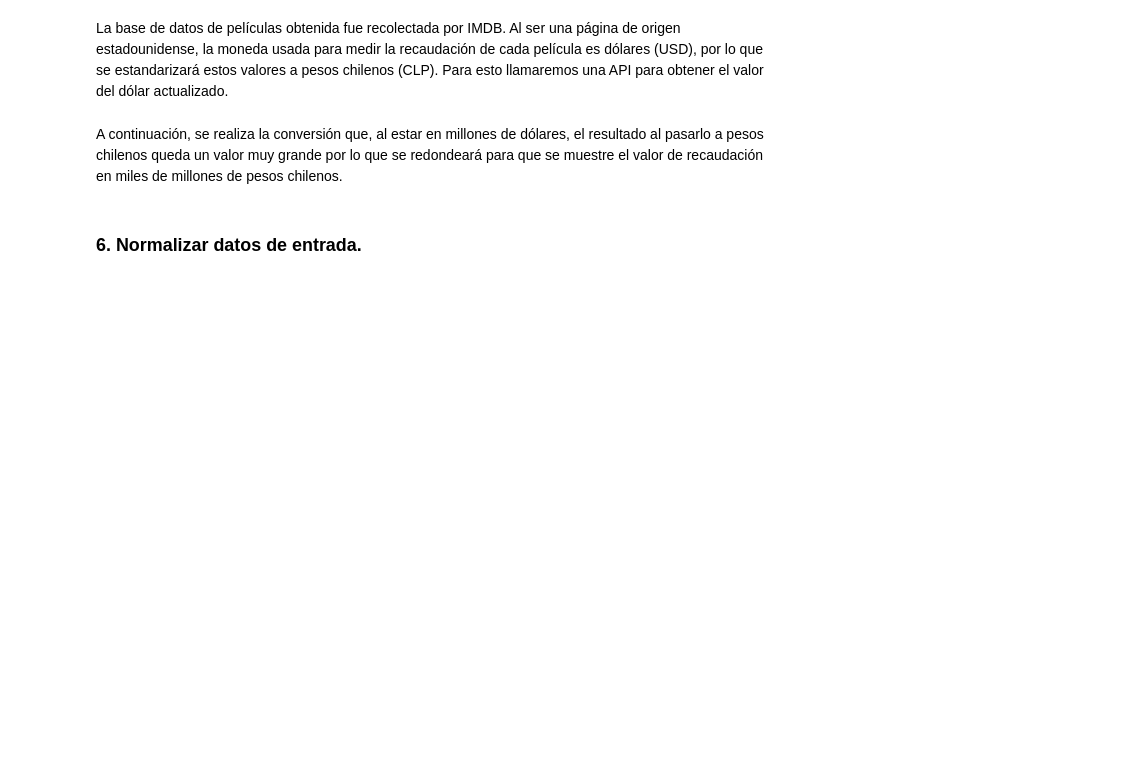
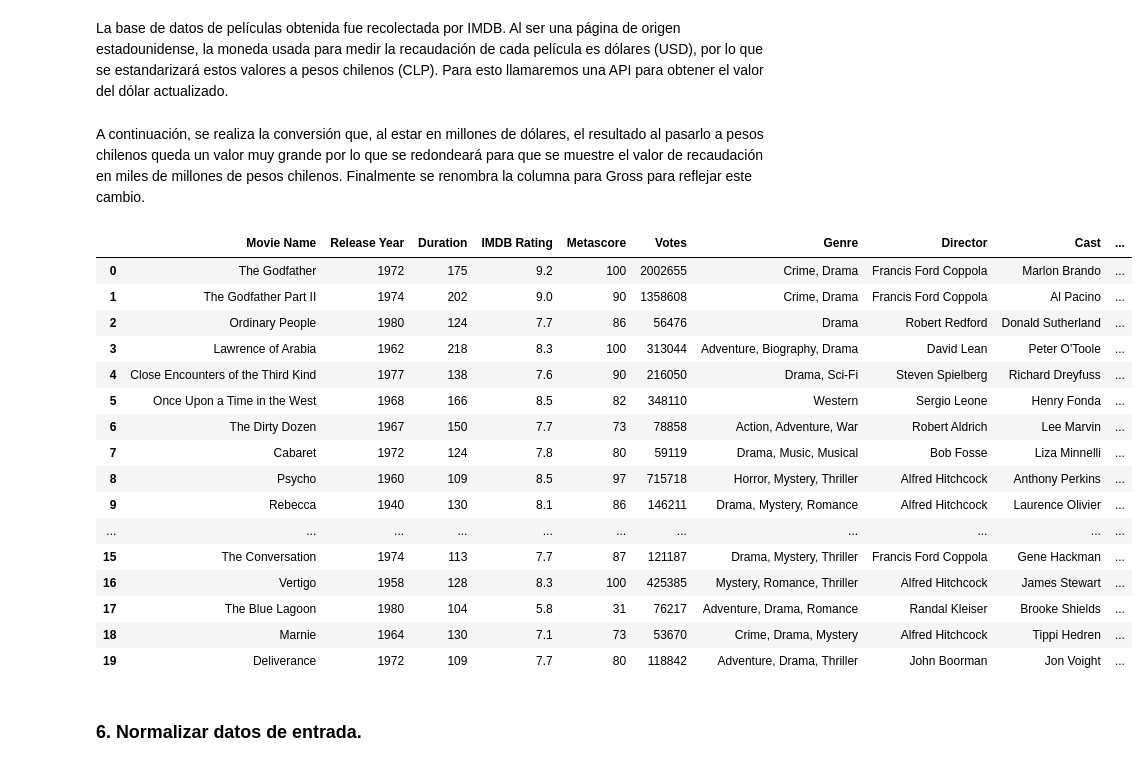
Before and after one commit to DiegoAraneda98/TCPD-Tarea-2, a Jupyter notebook: tarea2.ipynb, the cells around one changed output. Saved outputs shown, nothing was run; the diff lists cells and outputs as text; code cells hidden in the pictures; blank space fills up the shorter version.

```diff
--- a/tarea2.ipynb
+++ b/tarea2.ipynb
@@ -259,12 +259,31 @@ data = response_API.text
 parse_json = json.loads(data)
 usd_to_clp = parse_json['rates']['CLP']
 # %% [markdown]
-A continuación, se realiza la conversión que, al estar en millones de dólares, el resultado al pasarlo a pesos chilenos queda un valor muy grande por lo que se redondeará para que se muestre el valor de recaudación en miles de millones de pesos chilenos.
+A continuación, se realiza la conversión que, al estar en millones de dólares, el resultado al pasarlo a pesos chilenos queda un valor muy grande por lo que se redondeará para que se muestre el valor de recaudación en miles de millones de pesos chilenos. Finalmente se renombra la columna para Gross para reflejar este cambio.
 # %%
 df["Gross($M)"] *= usd_to_clp
 df["Gross($M)"] *= 0.001
 df["Gross($M)"] = np.round(df["Gross($M)"],2)
+df.rename(columns = {"Gross($M)":"Gross(CLP$MM)"}, inplace = True)
 df.head(20)
+# %% [output]
+|  | Movie Name | Release Year | Duration | IMDB Rating | Metascore | Votes | Genre | Director | Cast | ... |
+| 0 | The Godfather | 1972 | 175 | 9.2 | 100 | 2002655 | Crime, Drama | Francis Ford Coppola | Marlon Brando | ... |
+| 1 | The Godfather Part II | 1974 | 202 | 9.0 | 90 | 1358608 | Crime, Drama | Francis Ford Coppola | Al Pacino | ... |
+| 2 | Ordinary People | 1980 | 124 | 7.7 | 86 | 56476 | Drama | Robert Redford | Donald Sutherland | ... |
+| 3 | Lawrence of Arabia | 1962 | 218 | 8.3 | 100 | 313044 | Adventure, Biography, Drama | David Lean | Peter O'Toole | ... |
+| 4 | Close Encounters of the Third Kind | 1977 | 138 | 7.6 | 90 | 216050 | Drama, Sci-Fi | Steven Spielberg | Richard Dreyfuss | ... |
+| 5 | Once Upon a Time in the West | 1968 | 166 | 8.5 | 82 | 348110 | Western | Sergio Leone | Henry Fonda | ... |
+| 6 | The Dirty Dozen | 1967 | 150 | 7.7 | 73 | 78858 | Action, Adventure, War | Robert Aldrich | Lee Marvin | ... |
+| 7 | Cabaret | 1972 | 124 | 7.8 | 80 | 59119 | Drama, Music, Musical | Bob Fosse | Liza Minnelli | ... |
+| 8 | Psycho | 1960 | 109 | 8.5 | 97 | 715718 | Horror, Mystery, Thriller | Alfred Hitchcock | Anthony Perkins | ... |
+| 9 | Rebecca | 1940 | 130 | 8.1 | 86 | 146211 | Drama, Mystery, Romance | Alfred Hitchcock | Laurence Olivier | ... |
+| ... | ... | ... | ... | ... | ... | ... | ... | ... | ... | ... |
+| 15 | The Conversation | 1974 | 113 | 7.7 | 87 | 121187 | Drama, Mystery, Thriller | Francis Ford Coppola | Gene Hackman | ... |
+| 16 | Vertigo | 1958 | 128 | 8.3 | 100 | 425385 | Mystery, Romance, Thriller | Alfred Hitchcock | James Stewart | ... |
+| 17 | The Blue Lagoon | 1980 | 104 | 5.8 | 31 | 76217 | Adventure, Drama, Romance | Randal Kleiser | Brooke Shields | ... |
+| 18 | Marnie | 1964 | 130 | 7.1 | 73 | 53670 | Crime, Drama, Mystery | Alfred Hitchcock | Tippi Hedren | ... |
+| 19 | Deliverance | 1972 | 109 | 7.7 | 80 | 118842 | Adventure, Drama, Thriller | John Boorman | Jon Voight | ... |
 # %% [markdown]
 ### 6. Normalizar datos de entrada.
 # %% [markdown]
```
